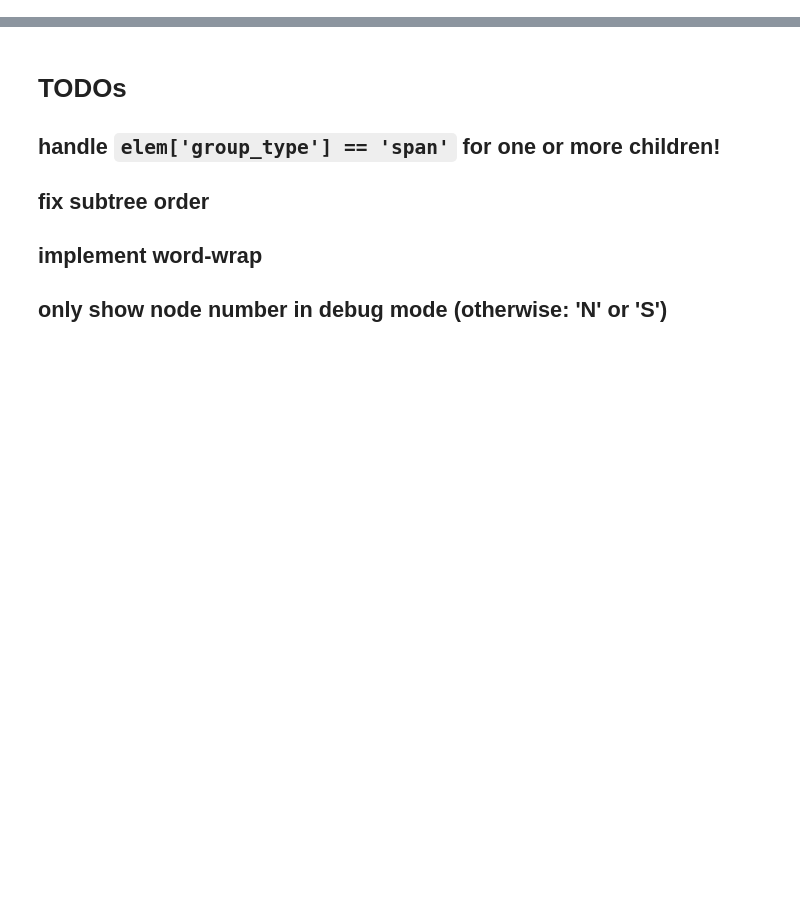
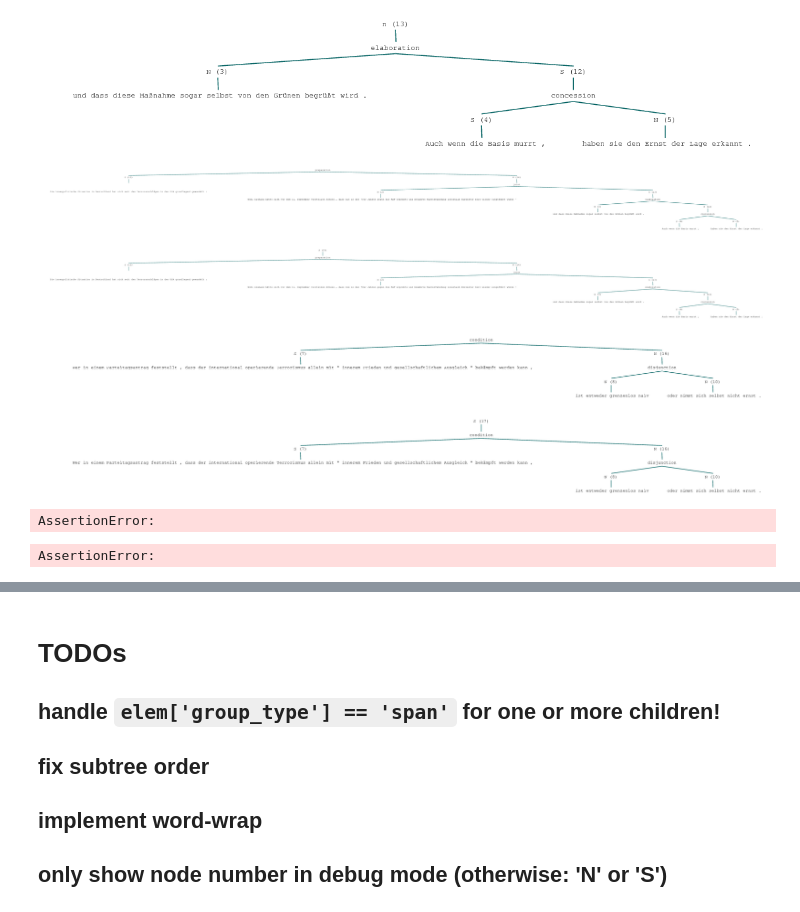
Before and after one commit to arne-cl/alt-mulig, a Jupyter notebook: discoursegraphs/rst2tree/rs3-trees-now-for-real.ipynb, the cells around one changed output, grey strips where cells are left out. Drawn from its saved outputs; the diff is of its cells as text; code cells hidden in the pictures; blank space fills up the shorter version.

```diff
--- a/discoursegraphs/rst2tree/rs3-trees-now-for-real.ipynb
+++ b/discoursegraphs/rst2tree/rs3-trees-now-for-real.ipynb
@@ -220,0 +211,28 @@ NotImplementedError:
+# %%
+dt(cdict, edict, ordered_edus, start_node='13') # OK
+# %% [output]
+[figure, added]
+# %%
+dt(cdict, edict, ordered_edus, start_node='14') # OK
+# %% [output]
+[figure, added]
+# %%
+dt(cdict, edict, ordered_edus, start_node='15') # OK
+# %% [output]
+[figure, added]
+# %%
+dt(cdict, edict, ordered_edus, start_node='16') # OK
+# %% [output]
+[figure, added]
+# %%
+dt(cdict, edict, ordered_edus, start_node='17') # OK
+# %% [output]
+[figure, added]
+# %%
+dt(cdict, edict, ordered_edus, start_node='18') # not implemented
+# %% [output]
+AssertionError:
+# %%
+dt(cdict, edict, ordered_edus, start_node='19') # not implemented
+# %% [output]
+AssertionError:
```
Also changed, not shown: parts of 44 cells of this notebook, 1 other file.
